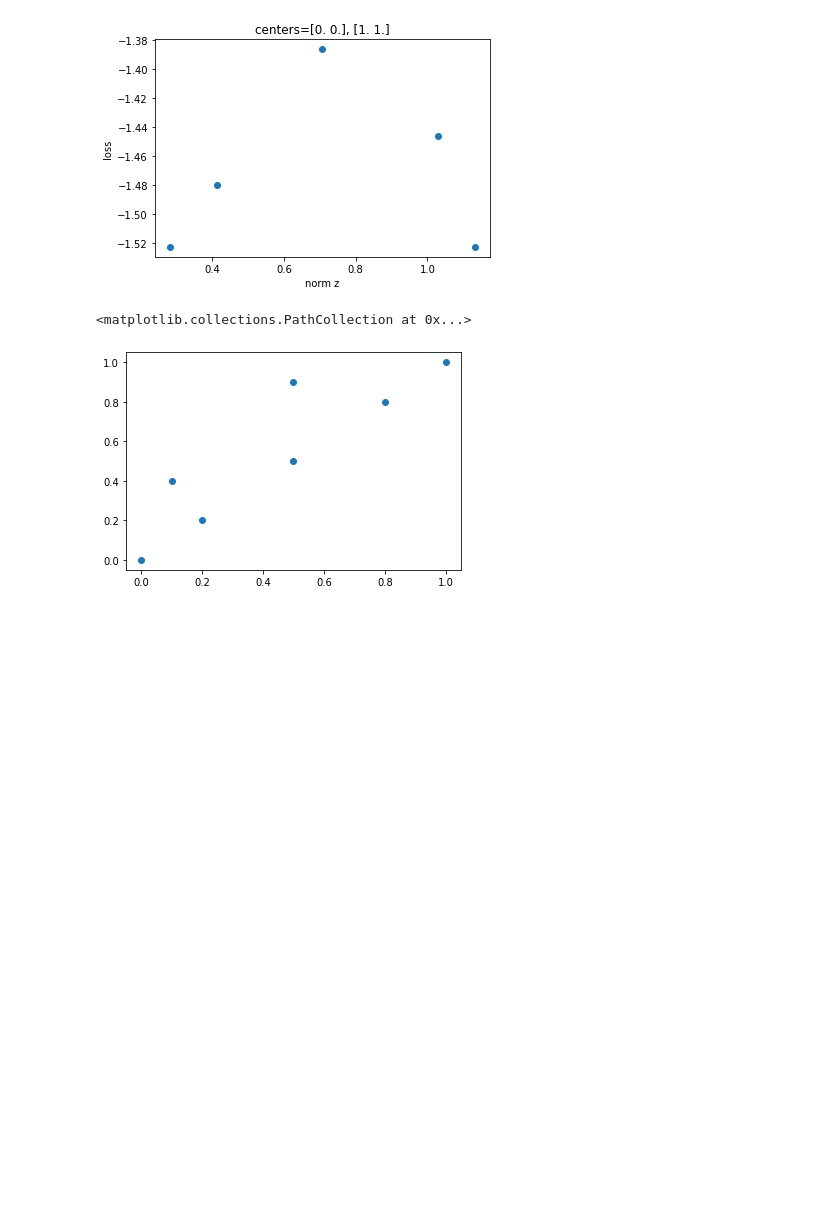
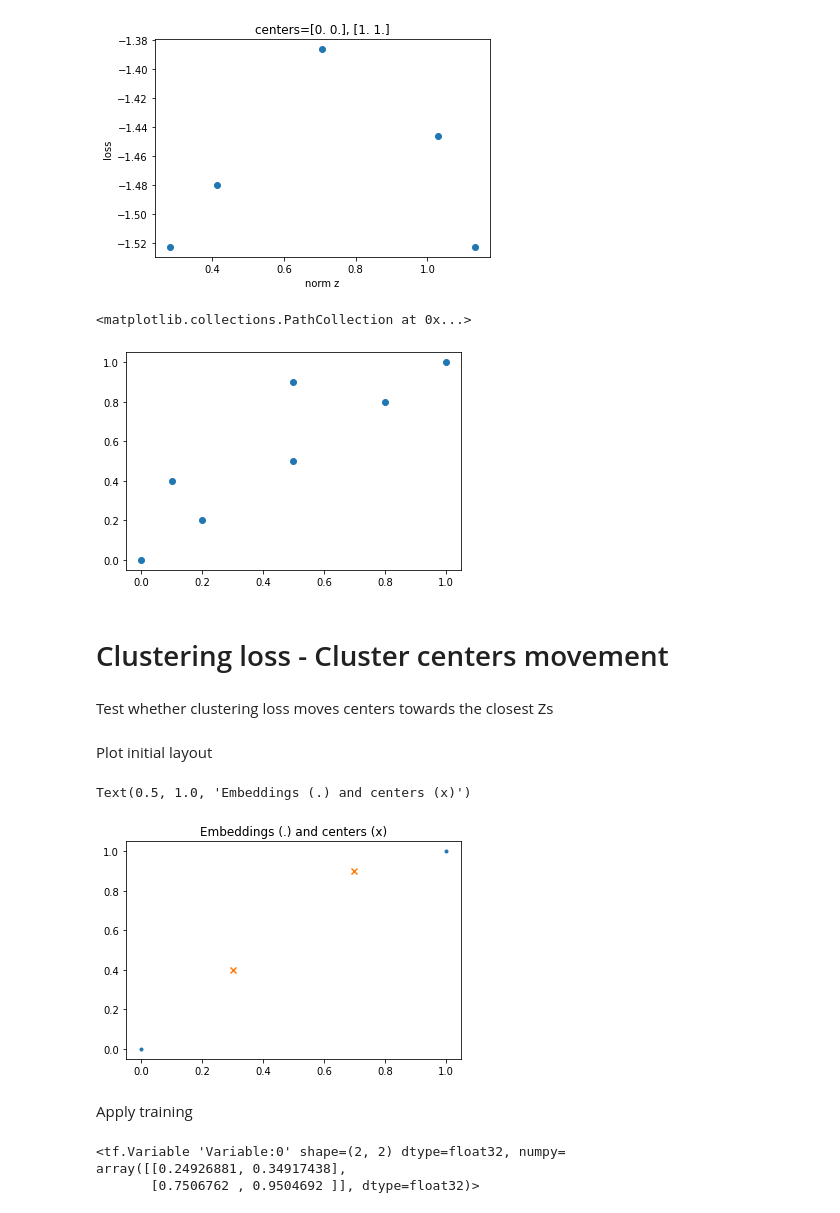
Before and after one commit to mpoiitis/iSpine, a Jupyter notebook: Loss Testing.ipynb, the cells around one changed output. Drawn from its saved outputs; the diff is of its cells as text; code cells hidden in the pictures; blank space fills up the shorter version.

```diff
--- a/Loss Testing.ipynb
+++ b/Loss Testing.ipynb
@@ -84,3 +98,33 @@ plt.scatter(concat[:, 0], concat[:, 1])
 # %% [output]
 <matplotlib.collections.PathCollection at 0x...>
 [figure]
+# %% [markdown]
+# Clustering loss - Cluster centers movement
+# %% [markdown]
+Test whether clustering loss moves centers towards the closest Zs
+# %%
+z = tf.constant([[0, 0], [1, 1]], dtype=tf.float32)
+c = tf.Variable([[0.3, 0.4], [0.7, 0.9]]) # 2 centers with dimension 2
+# %% [markdown]
+Plot initial layout
+# %%
+plt.scatter(z[:, 0], z[:, 1], marker='.')
+plt.scatter(c[:, 0], c[:, 1], marker='x')
+plt.title('Embeddings (.) and centers (x)')
+# %% [output]
+Text(0.5, 1.0, 'Embeddings (.) and centers (x)')
+[figure, added]
+# %% [markdown]
+Apply training
+# %%
+optimizer = tf.keras.optimizers.Adam(lr=0.001)
+for i in range(50):
+    with tf.GradientTape() as tape:
+        loss = cluster_loss(z, c)
+    gradients = tape.gradient(loss, [c])
+    optimizer.apply_gradients(zip(gradients, [c]))
+print(c)
+# %% [output]
+<tf.Variable 'Variable:0' shape=(2, 2) dtype=float32, numpy=
+array([[0.24926881, 0.34917438],
+       [0.7506762 , 0.9504692 ]], dtype=float32)>
```
Also changed, not shown: parts of 15 cells of this notebook, 2 other files.
